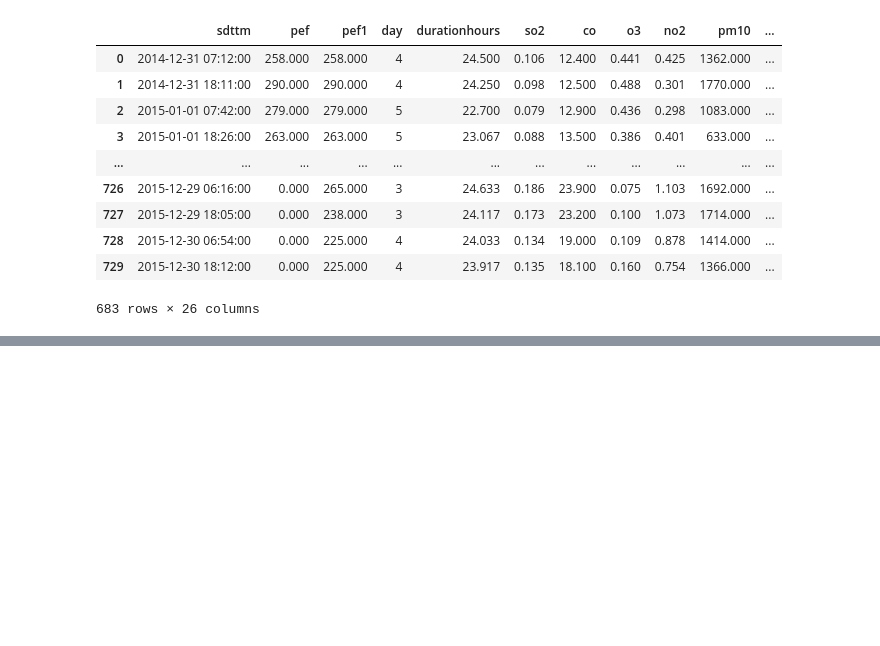
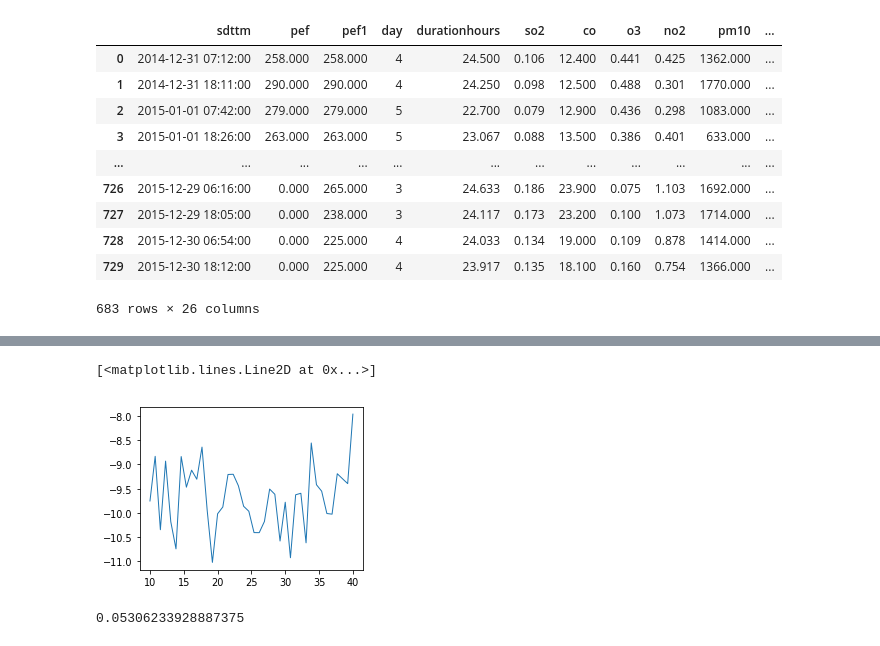
Before and after one commit to sada-narayanappa/Notebooks, a Jupyter notebook: SCHAS/pef/hans.ipynb, the cells around one changed output, grey strips where cells are left out. Saved outputs shown, nothing was run; the diff lists cells and outputs as text; code cells hidden in the pictures; blank space fills up the shorter version.

```diff
--- a/SCHAS/pef/hans.ipynb
+++ b/SCHAS/pef/hans.ipynb
@@ -58,0 +147,18 @@ array([4, 1, 2, 3])
+# %%
+from sklearn.model_selection import cross_val_score
+m = list()
+ds = np.linspace(10, 40, 40)
+for d in (ds):
+    r = DecisionTreeRegressor(max_depth=d)
+    a = cross_val_score(r, X, y, cv=10)
+    m.append(np.mean(a))
+    #print(d, a)
+
+plt.plot(ds, m)
+# %% [output]
+[<matplotlib.lines.Line2D at 0x...>]
+[figure, added]
+# %%
+np.mean(y1[0] - y)
+# %% [output]
+0.05306233928887375
```
Also changed, not shown: parts of 7 cells of this notebook, 4 other files.
